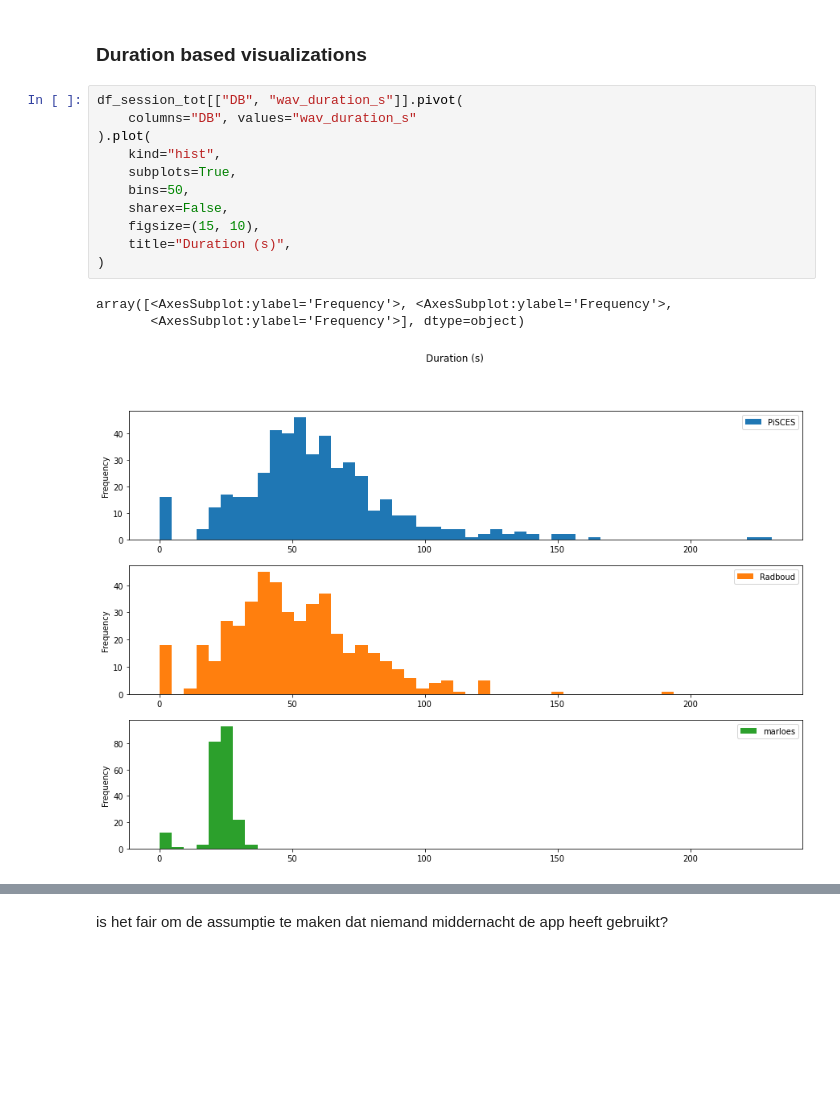
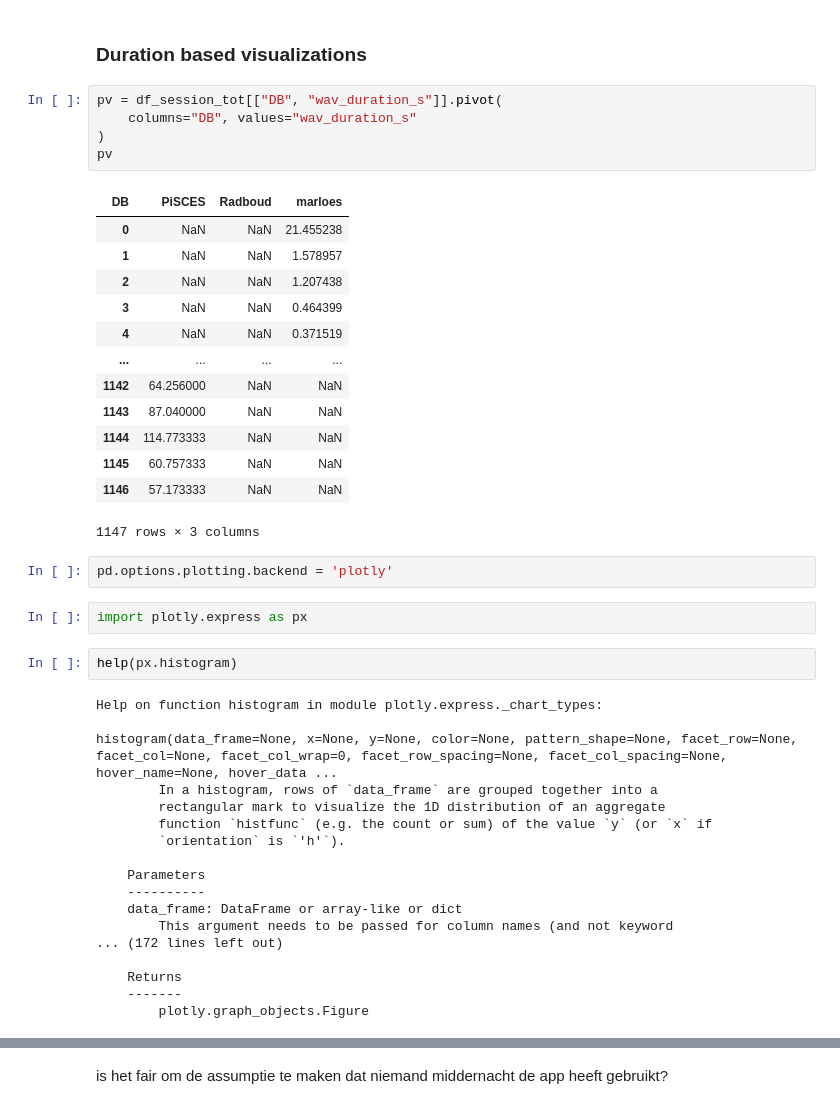
Before and after one commit to predict-idlab/gssp_analysis, a Jupyter notebook: notebooks/0.1_EDA.ipynb, the cells around one changed output, grey strips where cells are left out. Cells and saved outputs as stored; diff of their text form; blank space fills up the shorter version.

```diff
--- a/notebooks/0.1_EDA.ipynb
+++ b/notebooks/0.1_EDA.ipynb
@@ -397,18 +401,46 @@ df_session_tot.loc[pic_mask, "pic_no"] = (
 )
 # %% [markdown]
 ### Duration based visualizations
-# %%
-df_session_tot[["DB", "wav_duration_s"]].pivot(
-    columns="DB", values="wav_duration_s"
-).plot(
-    kind="hist",
-    subplots=True,
-    bins=50,
-    sharex=False,
-    figsize=(15, 10),
-    title="Duration (s)",
-)
-# %% [output]
-array([<AxesSubplot:ylabel='Frequency'>, <AxesSubplot:ylabel='Frequency'>,
-       <AxesSubplot:ylabel='Frequency'>], dtype=object)
-[figure, removed]
+# %%
+pv = df_session_tot[["DB", "wav_duration_s"]].pivot(
+    columns="DB", values="wav_duration_s"
+)
+pv
+# %% [output]
+| DB | PiSCES | Radboud | marloes |
+| 0 | NaN | NaN | 21.455238 |
+| 1 | NaN | NaN | 1.578957 |
+| 2 | NaN | NaN | 1.207438 |
+| 3 | NaN | NaN | 0.464399 |
+| 4 | NaN | NaN | 0.371519 |
+| ... | ... | ... | ... |
+| 1142 | 64.256000 | NaN | NaN |
+| 1143 | 87.040000 | NaN | NaN |
+| 1144 | 114.773333 | NaN | NaN |
+| 1145 | 60.757333 | NaN | NaN |
+| 1146 | 57.173333 | NaN | NaN |
+1147 rows × 3 columns
+# %%
+pd.options.plotting.backend = 'plotly'
+# %%
+import plotly.express as px
+# %%
+help(px.histogram)
+# %% [output]
+Help on function histogram in module plotly.express._chart_types:
+
+histogram(data_frame=None, x=None, y=None, color=None, pattern_shape=None, facet_row=None, facet_col=None, facet_col_wrap=0, facet_row_spacing=None, facet_col_spacing=None, hover_name=None, hover_data ...
+        In a histogram, rows of `data_frame` are grouped together into a
+        rectangular mark to visualize the 1D distribution of an aggregate
+        function `histfunc` (e.g. the count or sum) of the value `y` (or `x` if
+        `orientation` is `'h'`).
+
+    Parameters
+    ----------
+    data_frame: DataFrame or array-like or dict
+        This argument needs to be passed for column names (and not keyword
+... (172 lines left out)
+
+    Returns
+    -------
+        plotly.graph_objects.Figure
```
Also changed, not shown: parts of 6 cells of this notebook, 1 other file.
